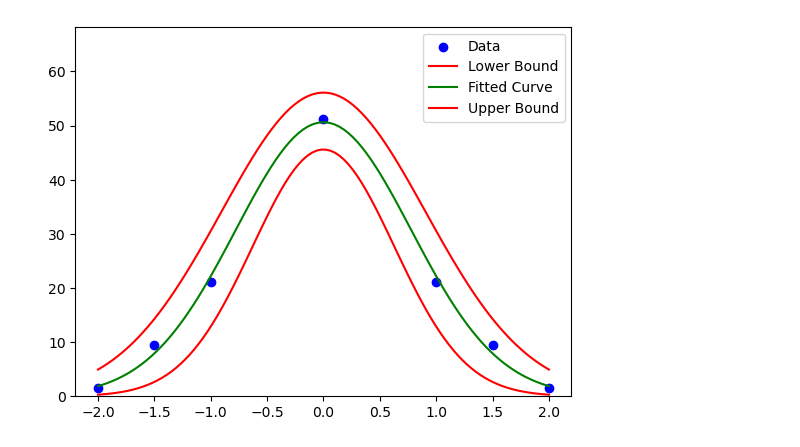
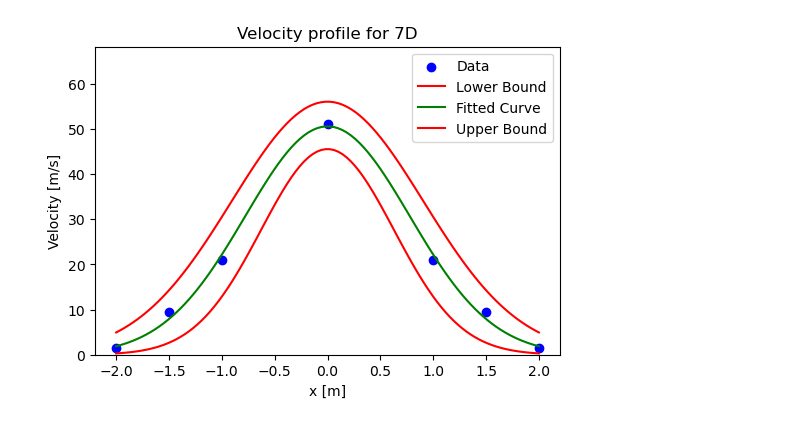
Before and after one commit to VictorLier/ExperimentalFluid, a Jupyter notebook: Hot-wire/statistical_plot_marc.ipynb, the cells around one changed output. Saved outputs shown, nothing was run; the diff lists cells and outputs as text; code cells hidden in the pictures.

```diff
--- a/Hot-wire/statistical_plot_marc.ipynb
+++ b/Hot-wire/statistical_plot_marc.ipynb
@@ -1,6 +1,8 @@
 # %%
 import numpy as np
 import matplotlib.pyplot as plt
+figure_size = (6,4)
+
 u1 = np.array([1,2,1,2,2,2,1,1,1,2,2,2,1,1,1,2,2,2,1,1])
 u2 = np.array([21,12,21,32,22,22,12,21,21,22,22,22,21,21,21,22,22,22,21,21])
 u3 = np.array([51,57,51,52,52,52,51,51,51,52,52,52,51,51,51,52,40,52,51,51])
@@ -14,28 +16,32 @@ x = np.array([-2,-1,0,1,1.5,2,-1.5])
 # %%
 from scipy.optimize import curve_fit
 import numpy as np
 u_mean_l = np.mean(u,axis=1) - np.std(u,axis=1)*2
 u_mean = np.mean(u,axis=1)
 u_mean_h = np.mean(u,axis=1) + np.std(u,axis=1)*2
 
 # Fit a bell curve
 def bell_curve(x, a, b, c):
     return a * np.exp(-(x - b)**2 / (2 * c**2))
 
 popt_mean_l, pcov = curve_fit(bell_curve, x, u_mean_l)
 popt_mean, pcov = curve_fit(bell_curve, x, u_mean)
 popt_mean_h, pcov = curve_fit(bell_curve, x, u_mean_h)
 
 # Generate x values for the curve
 x_curve = np.linspace(min(x), max(x), 100)
 
 # Plot the points and the fitted curve
+plt.figure(figsize=figure_size)
 plt.scatter(x, u_mean, label='Data', color='blue')
 plt.plot(x_curve, bell_curve(x_curve, *popt_mean_l), color='red', label='Lower Bound')
 plt.plot(x_curve, bell_curve(x_curve, *popt_mean), 'g-', label='Fitted Curve')
 plt.plot(x_curve, bell_curve(x_curve, *popt_mean_h), color='red', label='Upper Bound')
 plt.legend()
 plt.ylim(0, max(u_mean_h)*1.2)
+plt.title('Velocity profile for 7D')
+plt.xlabel('x [m]')
+plt.ylabel('Velocity [m/s]')
 plt.show()
 # %% [output]
-[figure, old version]
+[figure, new version]
```
